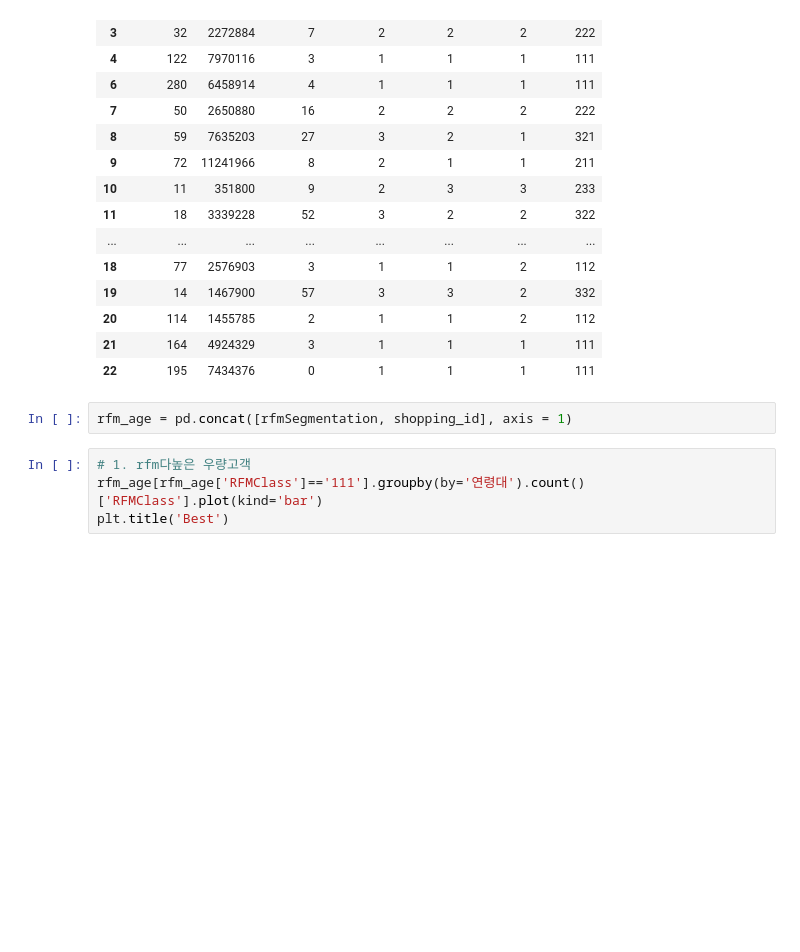
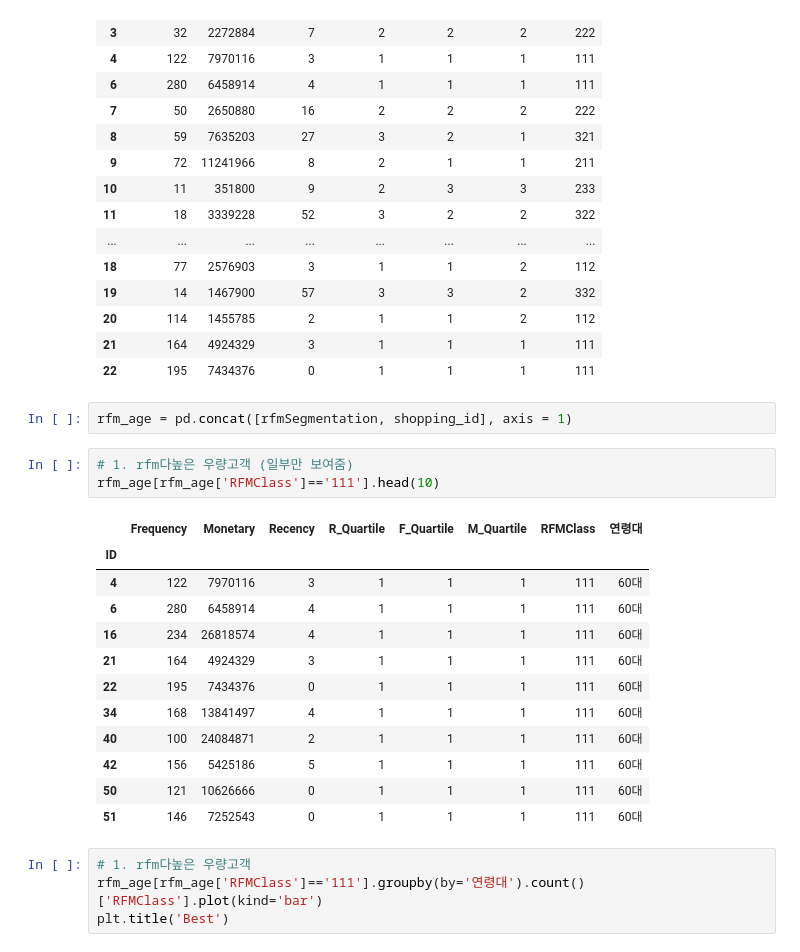
Before and after one commit to vlufoot/smu_team_6, a Jupyter notebook: RFM_segmentation.ipynb, the cells around one changed output. Cells and saved outputs as stored; diff of their text form; blank space fills up the shorter version.

```diff
--- a/RFM_segmentation.ipynb
+++ b/RFM_segmentation.ipynb
@@ -143,6 +143,22 @@ rfmSegmentation.head(20)
 | 22 | 195 | 7434376 | 0 | 1 | 1 | 1 | 111 |
 # %%
 rfm_age = pd.concat([rfmSegmentation, shopping_id], axis = 1)
+# %%
+# 1. rfm다높은 우량고객 (일부만 보여줌)
+rfm_age[rfm_age['RFMClass']=='111'].head(10)
+# %% [output]
+|  | Frequency | Monetary | Recency | R_Quartile | F_Quartile | M_Quartile | RFMClass | 연령대 |
+| ID |  |  |  |  |  |  |  |  |
+| 4 | 122 | 7970116 | 3 | 1 | 1 | 1 | 111 | 60대 |
+| 6 | 280 | 6458914 | 4 | 1 | 1 | 1 | 111 | 60대 |
+| 16 | 234 | 26818574 | 4 | 1 | 1 | 1 | 111 | 60대 |
+| 21 | 164 | 4924329 | 3 | 1 | 1 | 1 | 111 | 60대 |
+| 22 | 195 | 7434376 | 0 | 1 | 1 | 1 | 111 | 60대 |
+| 34 | 168 | 13841497 | 4 | 1 | 1 | 1 | 111 | 60대 |
+| 40 | 100 | 24084871 | 2 | 1 | 1 | 1 | 111 | 60대 |
+| 42 | 156 | 5425186 | 5 | 1 | 1 | 1 | 111 | 60대 |
+| 50 | 121 | 10626666 | 0 | 1 | 1 | 1 | 111 | 60대 |
+| 51 | 146 | 7252543 | 0 | 1 | 1 | 1 | 111 | 60대 |
 # %%
 # 1. rfm다높은 우량고객
 rfm_age[rfm_age['RFMClass']=='111'].groupby(by='연령대').count()['RFMClass'].plot(kind='bar')
```
Also changed, not shown: parts of 4 cells of this notebook.
